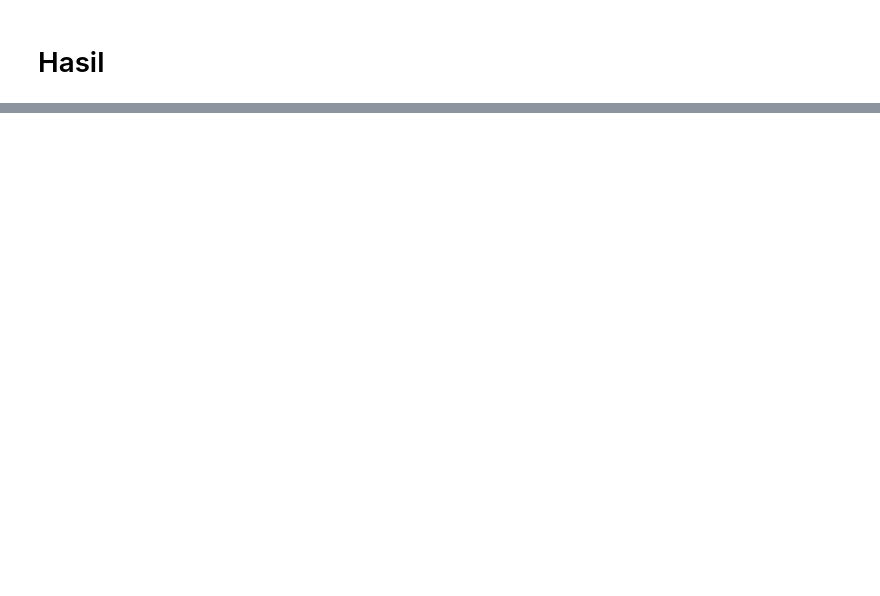
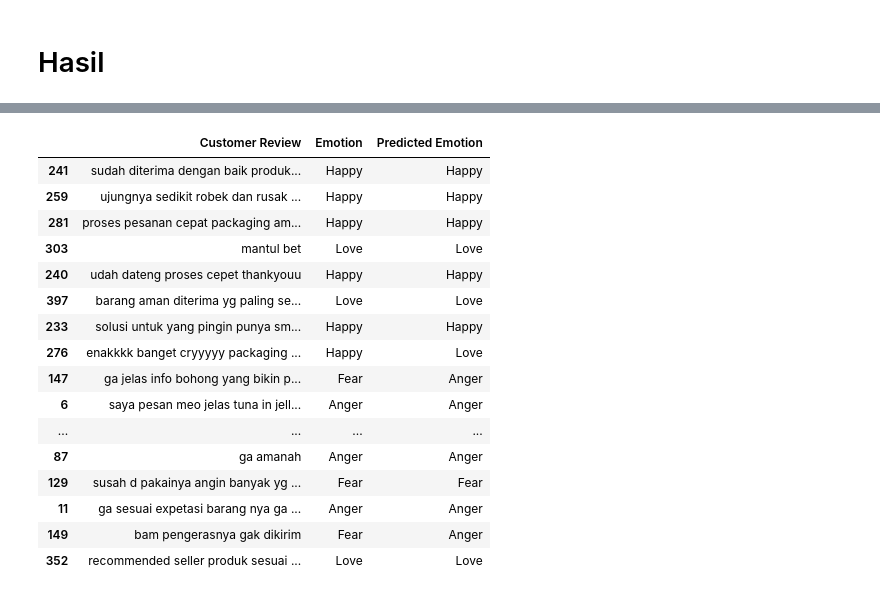
Before and after one commit to devapratama/text-emotion-recognition, a Jupyter notebook: notebooks/text_emotion_recognition_transformer_pipeline.ipynb, the cells around one changed output, grey strips where cells are left out. Cells and saved outputs as stored; diff of their text form; code cells hidden in the pictures; blank space fills up the shorter version.

```diff
--- a/notebooks/text_emotion_recognition_transformer_pipeline.ipynb
+++ b/notebooks/text_emotion_recognition_transformer_pipeline.ipynb
@@ -540,3 +514,23 @@ accuracy
+# %%
+predicted_df.sample(20)
+# %% [output]
+|  | Customer Review | Emotion | Predicted Emotion |
+| 241 | sudah diterima dengan baik produk... | Happy | Happy |
+| 259 | ujungnya sedikit robek dan rusak ... | Happy | Happy |
+| 281 | proses pesanan cepat packaging am... | Happy | Happy |
+| 303 | mantul bet | Love | Love |
+| 240 | udah dateng proses cepet thankyouu | Happy | Happy |
+| 397 | barang aman diterima yg paling se... | Love | Love |
+| 233 | solusi untuk yang pingin punya sm... | Happy | Happy |
+| 276 | enakkkk banget cryyyyy packaging ... | Happy | Love |
+| 147 | ga jelas info bohong yang bikin p... | Fear | Anger |
+| 6 | saya pesan meo jelas tuna in jell... | Anger | Anger |
+| ... | ... | ... | ... |
+| 87 | ga amanah | Anger | Anger |
+| 129 | susah d pakainya angin banyak yg ... | Fear | Fear |
+| 11 | ga sesuai expetasi barang nya ga ... | Anger | Anger |
+| 149 | bam pengerasnya gak dikirim | Fear | Anger |
+| 352 | recommended seller produk sesuai ... | Love | Love |
 # %%
 conf_matrix
 # %% [output]
```
Also changed, not shown: parts of 17 cells of this notebook.
